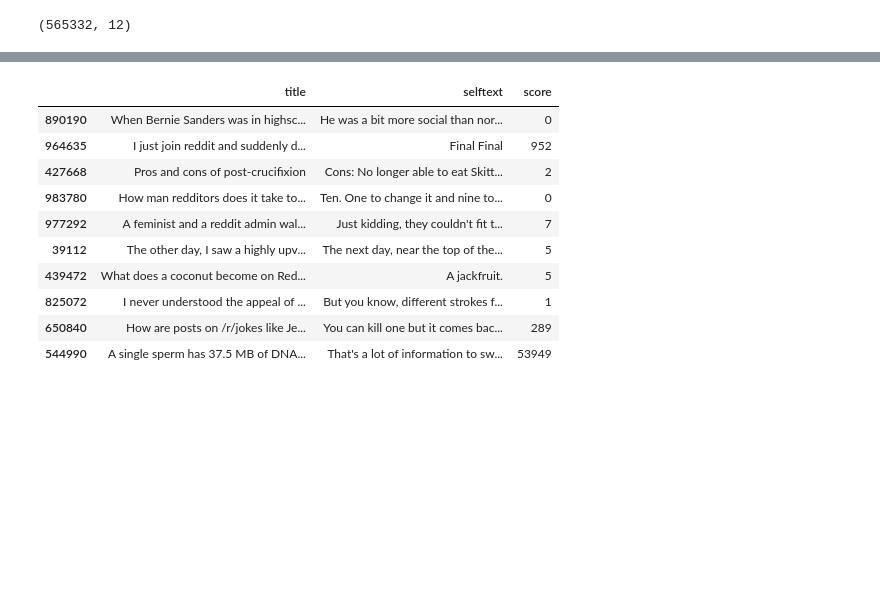
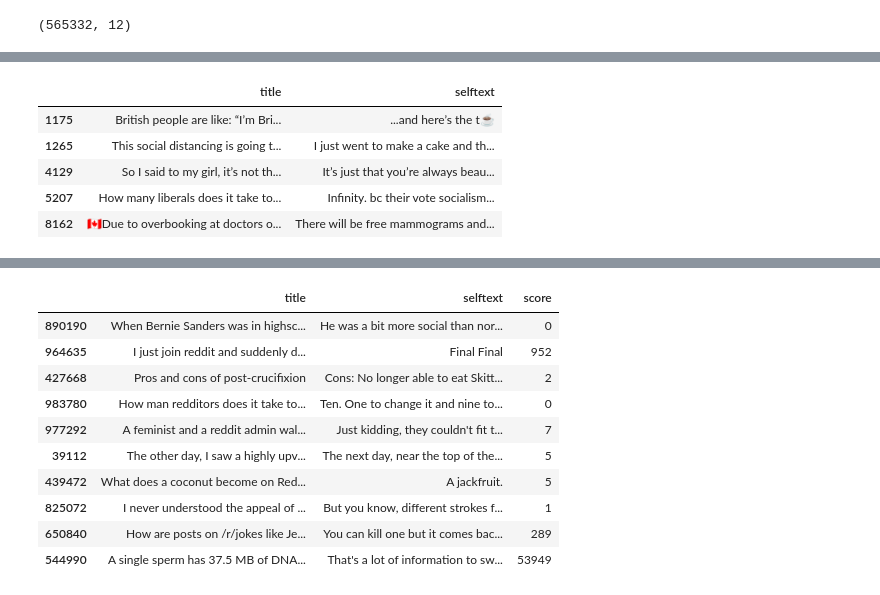
Before and after one commit to Pooret/jokes, a Jupyter notebook: data wrangling.ipynb, the cells around one changed output, grey strips where cells are left out. Cells and saved outputs as stored; diff of their text form; code cells hidden in the pictures; blank space fills up the shorter version.

```diff
--- a/data wrangling.ipynb
+++ b/data wrangling.ipynb
@@ -263,0 +281,7 @@ print(f"{len(df_cleaned[~neg_class])} samples match")
+# %%
+%%time
+# unicode characters
+# generate instances of patterns for showing
+is_unicode = df_cleaned['selftext'].str.contains(r"()")
+df_cleaned[is_unicode][['title', 'selftext']].head()
+# %% [output]
@@ -263,0 +290,6 @@ print(f"{len(df_cleaned[~neg_class])} samples match")
+|  | title | selftext |
+| 1175 | British people are like: “I’m Bri... | ...and here’s the t☕️ |
+| 1265 | This social distancing is going t... | I just went to make a cake and th... |
+| 4129 | So I said to my girl, it’s not th... | It’s just that you’re always beau... |
+| 5207 | How many liberals does it take to... | Infinity. bc their vote socialism... |
+| 8162 | 🇨🇦Due to overbooking at doctors o... | There will be free mammograms and... |
```
Also changed, not shown: parts of 43 cells of this notebook.
